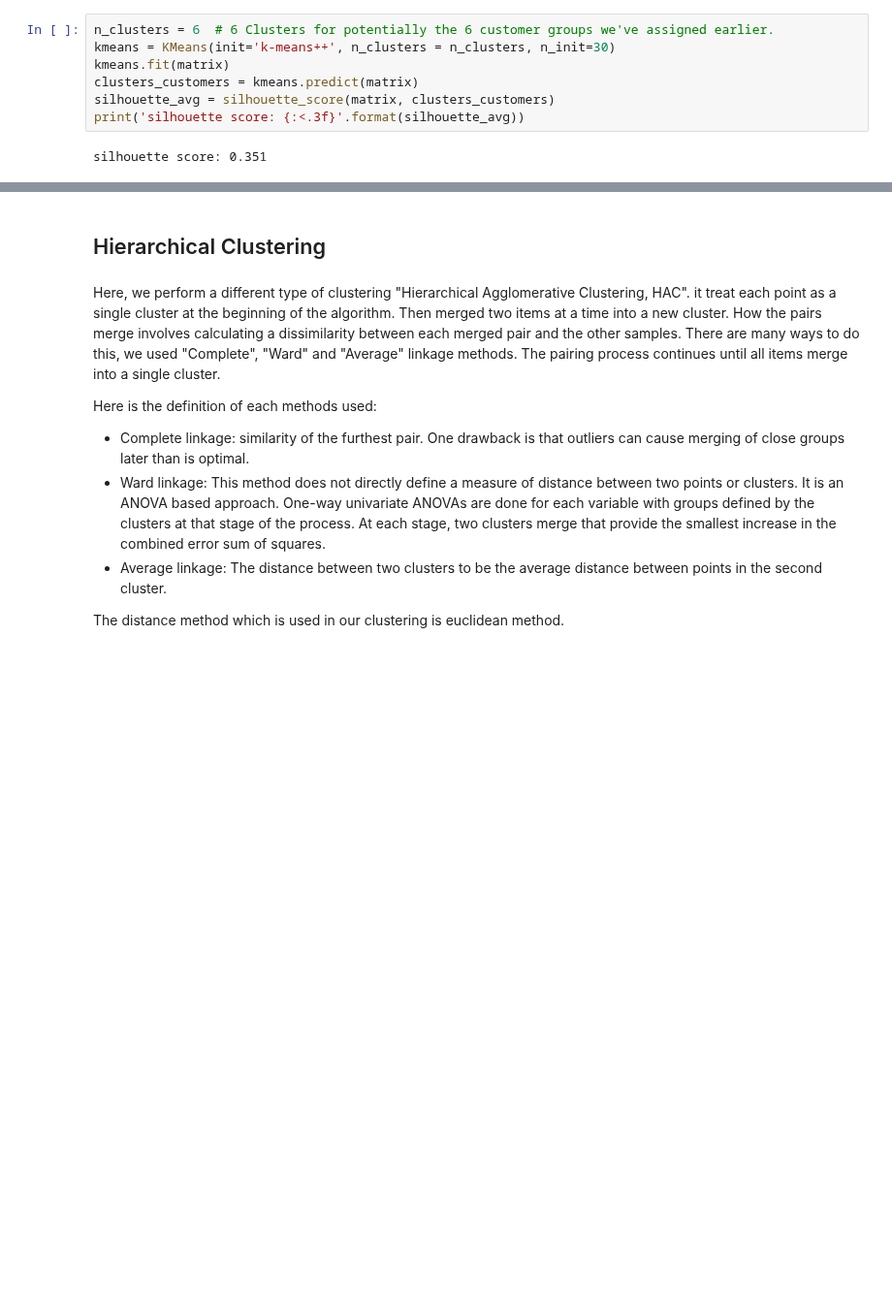
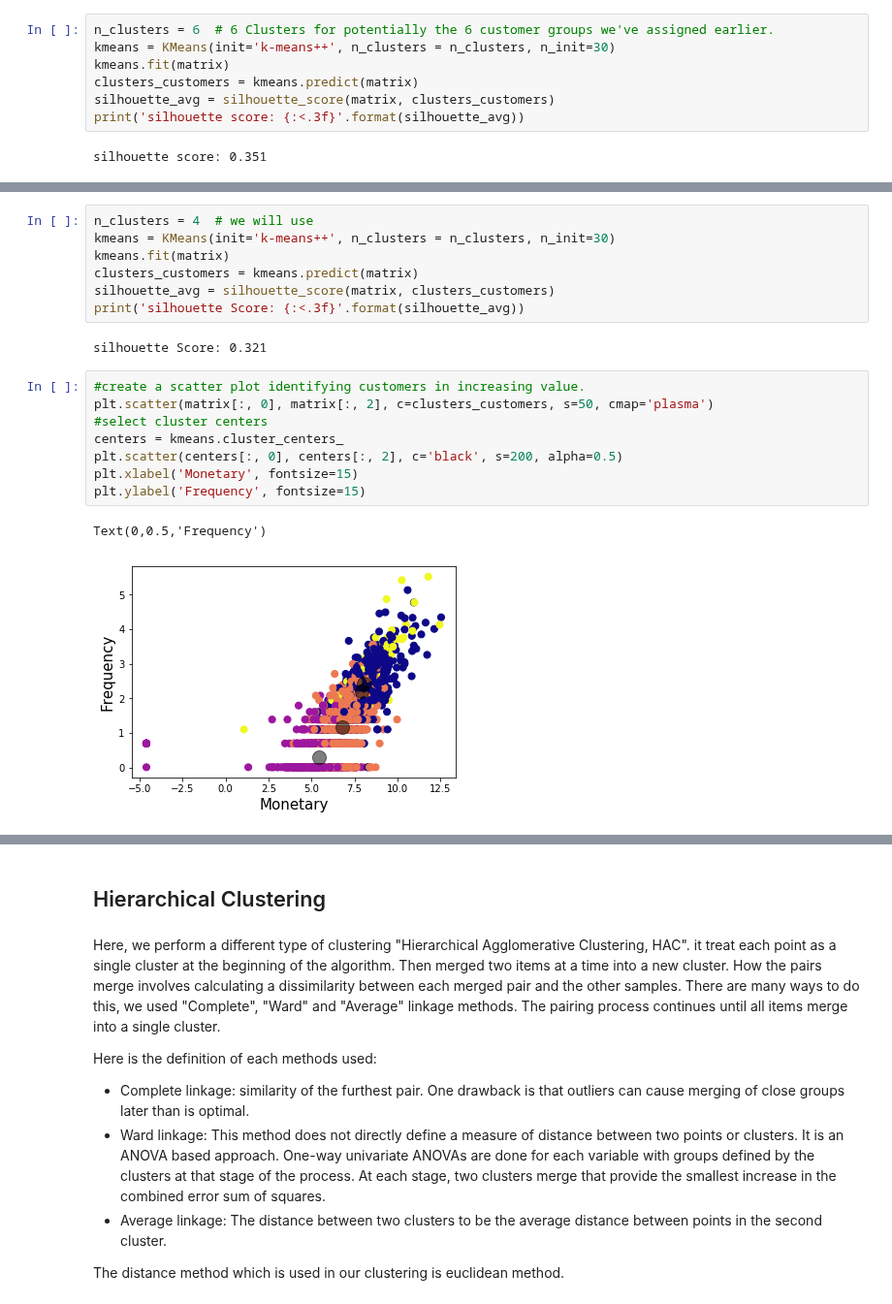
Before and after one commit to stmillett/MSDS7331_NorthCarolinaDataset, a Jupyter notebook: Lab3/Data Mining Lab3-2.ipynb, the cells around one changed output, grey strips where cells are left out. Shown at 97% size. Saved outputs shown, nothing was run; the diff lists cells and outputs as text; blank space fills up the shorter version.

```diff
--- a/Lab3/Data Mining Lab3-2.ipynb
+++ b/Lab3/Data Mining Lab3-2.ipynb
@@ -1076 +1108,21 @@ pd.DataFrame(pd.Series(clusters_customers).value_counts(), columns = ['Number Cu
 | Number Customers | 1506 | 1180 | 830 | 737 | 105 | 14 |
+# %%
+n_clusters = 4  # we will use
+kmeans = KMeans(init='k-means++', n_clusters = n_clusters, n_init=30)
+kmeans.fit(matrix)
+clusters_customers = kmeans.predict(matrix)
+silhouette_avg = silhouette_score(matrix, clusters_customers)
+print('silhouette Score: {:<.3f}'.format(silhouette_avg))
+# %% [output]
+silhouette Score: 0.321
+# %%
+#create a scatter plot identifying customers in increasing value.
+plt.scatter(matrix[:, 0], matrix[:, 2], c=clusters_customers, s=50, cmap='plasma')
+#select cluster centers
+centers = kmeans.cluster_centers_
+plt.scatter(centers[:, 0], centers[:, 2], c='black', s=200, alpha=0.5)
+plt.xlabel('Monetary', fontsize=15)
+plt.ylabel('Frequency', fontsize=15)
+# %% [output]
+Text(0,0.5,'Frequency')
+[figure, added]
```
Also changed, not shown: parts of 35 cells of this notebook.
